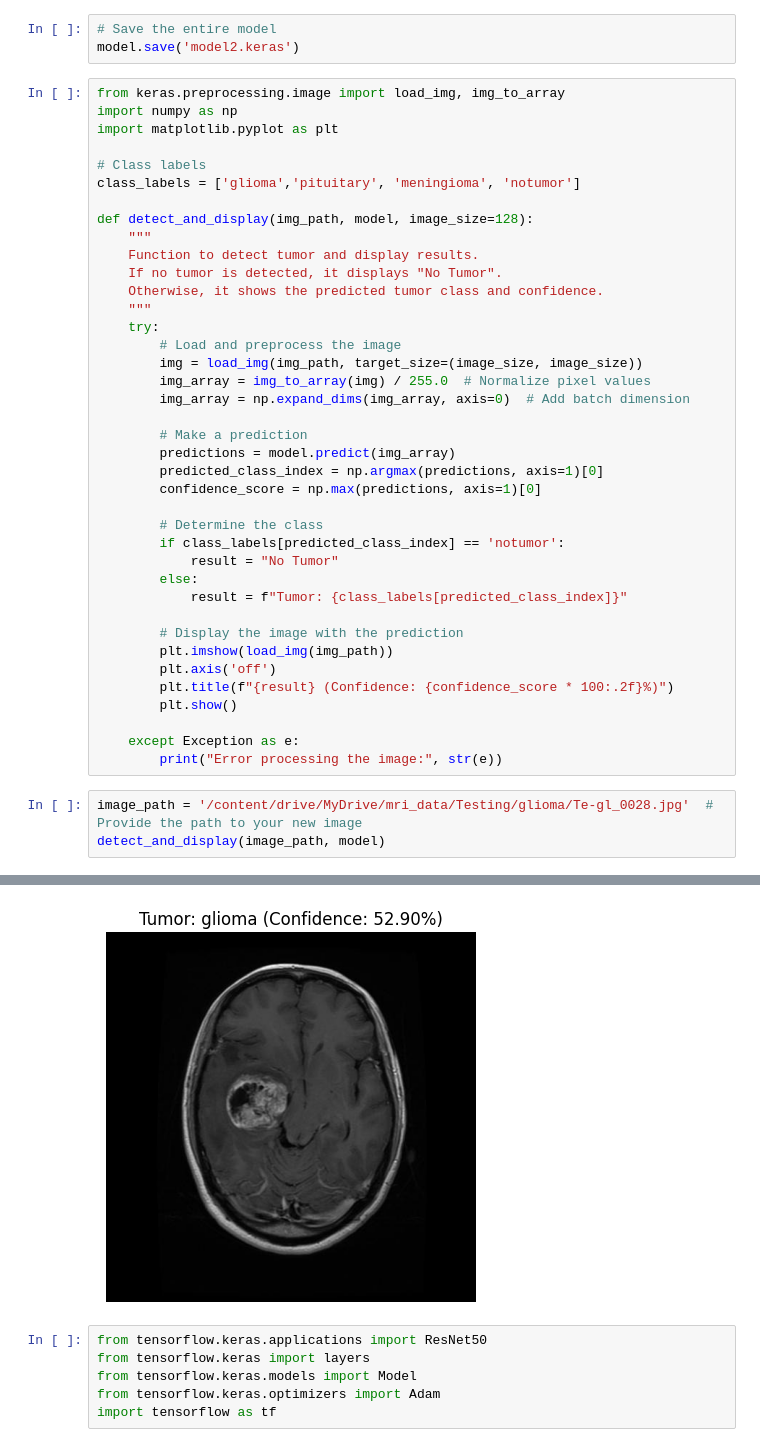
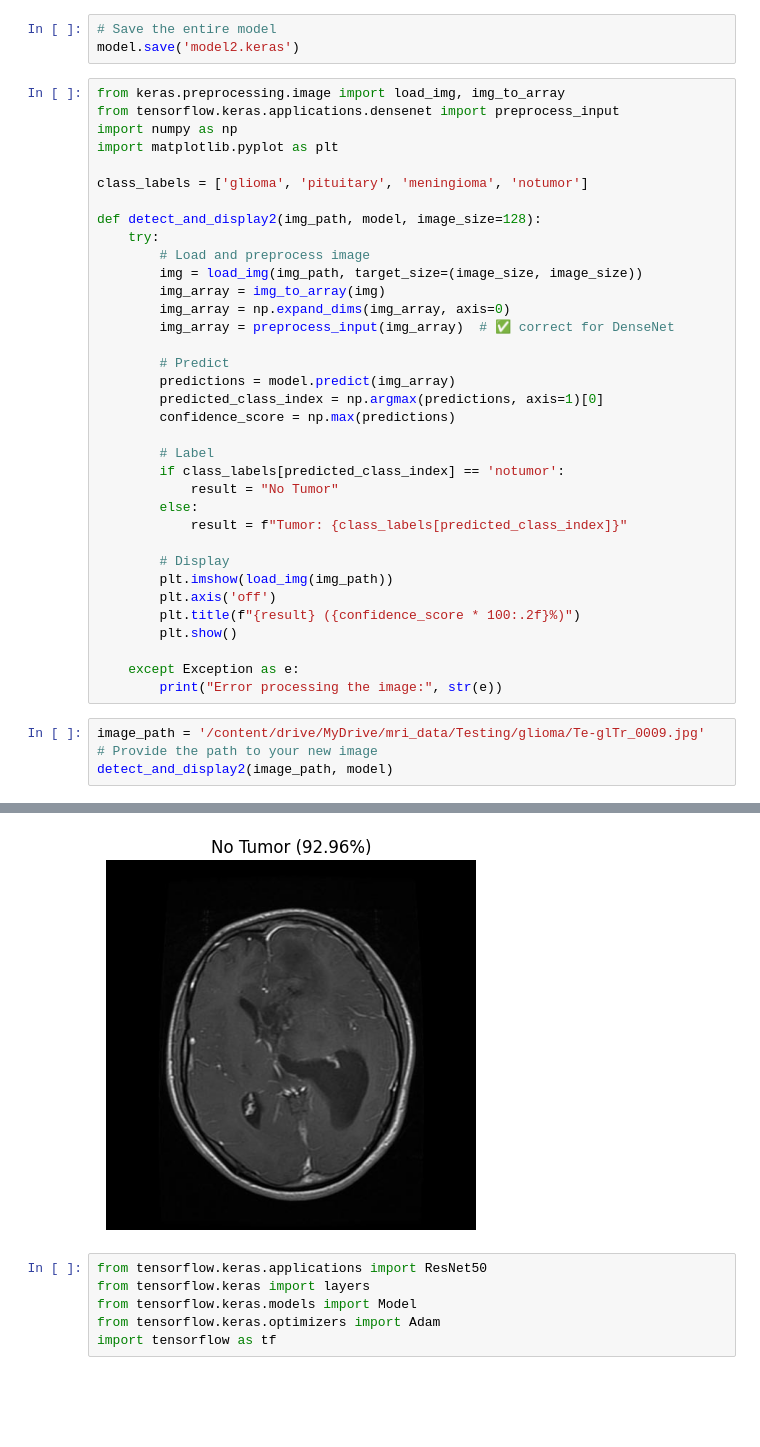
Before and after one commit to ShannonH98/PyTorch_Practice_Projects, a Jupyter notebook: MRI_Project.ipynb, the cells around one changed output, grey strips where cells are left out. Drawn from its saved outputs; the diff is of its cells as text; blank space fills up the shorter version.

```diff
--- a/MRI_Project.ipynb
+++ b/MRI_Project.ipynb
@@ -613,44 +613,40 @@ plt.show()
 model.save('model2.keras')
 # %%
 from keras.preprocessing.image import load_img, img_to_array
+from tensorflow.keras.applications.densenet import preprocess_input
 import numpy as np
 import matplotlib.pyplot as plt
 
-# Class labels
-class_labels = ['glioma','pituitary', 'meningioma', 'notumor']
+class_labels = ['glioma', 'pituitary', 'meningioma', 'notumor']
 
-def detect_and_display(img_path, model, image_size=128):
-    """
-    Function to detect tumor and display results.
-    If no tumor is detected, it displays "No Tumor".
-    Otherwise, it shows the predicted tumor class and confidence.
-    """
+def detect_and_display2(img_path, model, image_size=128):
     try:
-        # Load and preprocess the image
+        # Load and preprocess image
         img = load_img(img_path, target_size=(image_size, image_size))
-        img_array = img_to_array(img) / 255.0  # Normalize pixel values
-        img_array = np.expand_dims(img_array, axis=0)  # Add batch dimension
+        img_array = img_to_array(img)
+        img_array = np.expand_dims(img_array, axis=0)
+        img_array = preprocess_input(img_array)  # ✅ correct for DenseNet
 
-        # Make a prediction
+        # Predict
         predictions = model.predict(img_array)
         predicted_class_index = np.argmax(predictions, axis=1)[0]
-        confidence_score = np.max(predictions, axis=1)[0]
+        confidence_score = np.max(predictions)
 
-        # Determine the class
+        # Label
         if class_labels[predicted_class_index] == 'notumor':
             result = "No Tumor"
         else:
             result = f"Tumor: {class_labels[predicted_class_index]}"
 
-        # Display the image with the prediction
+        # Display
         plt.imshow(load_img(img_path))
         plt.axis('off')
-        plt.title(f"{result} (Confidence: {confidence_score * 100:.2f}%)")
+        plt.title(f"{result} ({confidence_score * 100:.2f}%)")
         plt.show()
 
     except Exception as e:
         print("Error processing the image:", str(e))
 # %%
-image_path = '/content/drive/MyDrive/mri_data/Testing/glioma/Te-gl_0028.jpg'  # Provide the path to your new image
-detect_and_display(image_path, model)
+image_path = '/content/drive/MyDrive/mri_data/Testing/glioma/Te-glTr_0009.jpg'  # Provide the path to your new image
+detect_and_display2(image_path, model)
 # %% [output]
@@ -658,4 +654,4 @@ detect_and_display(image_path, model)
-[figure, old version]
+[figure, new version]
 # %%
 from tensorflow.keras.applications import ResNet50
 from tensorflow.keras import layers
```
Also changed, not shown: parts of 2 cells of this notebook.
